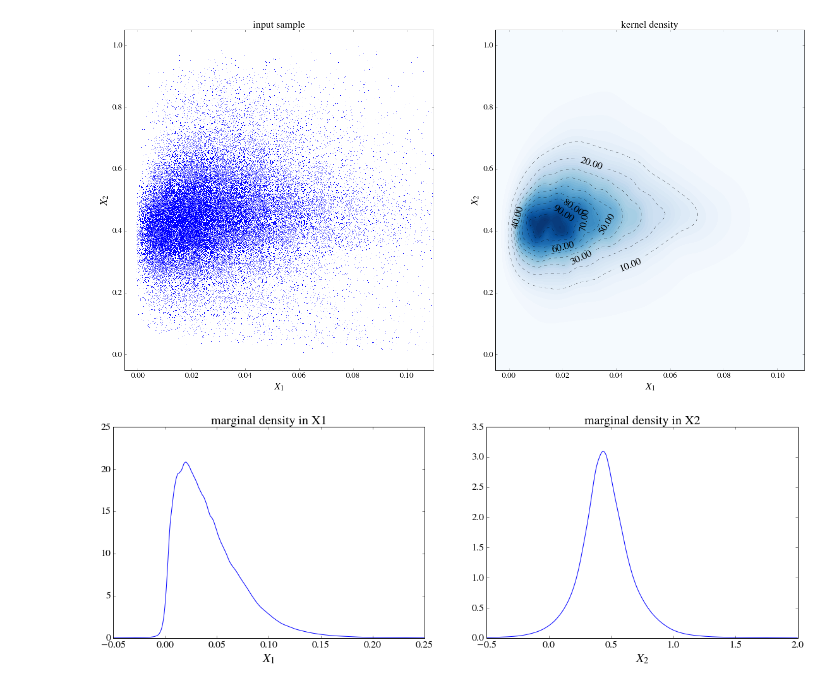
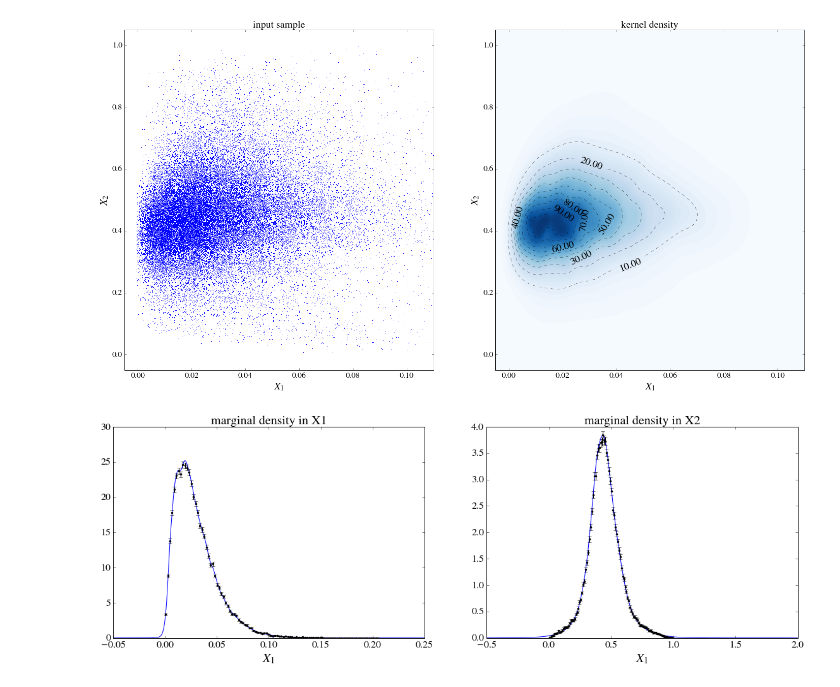
Before and after one commit to dchao34/bdtaunu_component_distribution_learning, a Jupyter notebook: component_learning/component_visualization/density_visual.ipynb, the cells around one changed output. Cells and saved outputs as stored; diff of their text form; code cells hidden in the pictures.

Commit message:
Added data histgram plotting function.

```diff
--- a/component_learning/component_visualization/density_visual.ipynb
+++ b/component_learning/component_visualization/density_visual.ipynb
@@ -15,10 +15,15 @@ plot_contour2d('kde2d.csv', ax=ax, title=r'kernel density', nlevels=10, colorbar
 # %% [output]
 [figure]
 # %%
+import iopro
+arr = iopro.genfromtxt('data/evttype1.bw.train.csv')
+
 fig = plt.figure(figsize=(12*1.618,6))
 ax = fig.add_subplot(1,2,1)
 plot_data1d('kde1d_x.csv', ax=ax, title=r'marginal density in X1', xlabel=r'$X_1$')
+plot_data1d_histogram(arr[:,0], weights=arr[:,2],bins=100,normed=True);
 ax = fig.add_subplot(1,2,2)
 plot_data1d('kde1d_y.csv', ax=ax, title=r'marginal density in X2', xlabel=r'$X_2$')
+plot_data1d_histogram(arr[:,1], weights=arr[:,2],bins=100,normed=True);
 # %% [output]
-[figure, old version]
+[figure, new version]
```
Also changed, not shown: parts of 2 cells of this notebook, 1 other file.
